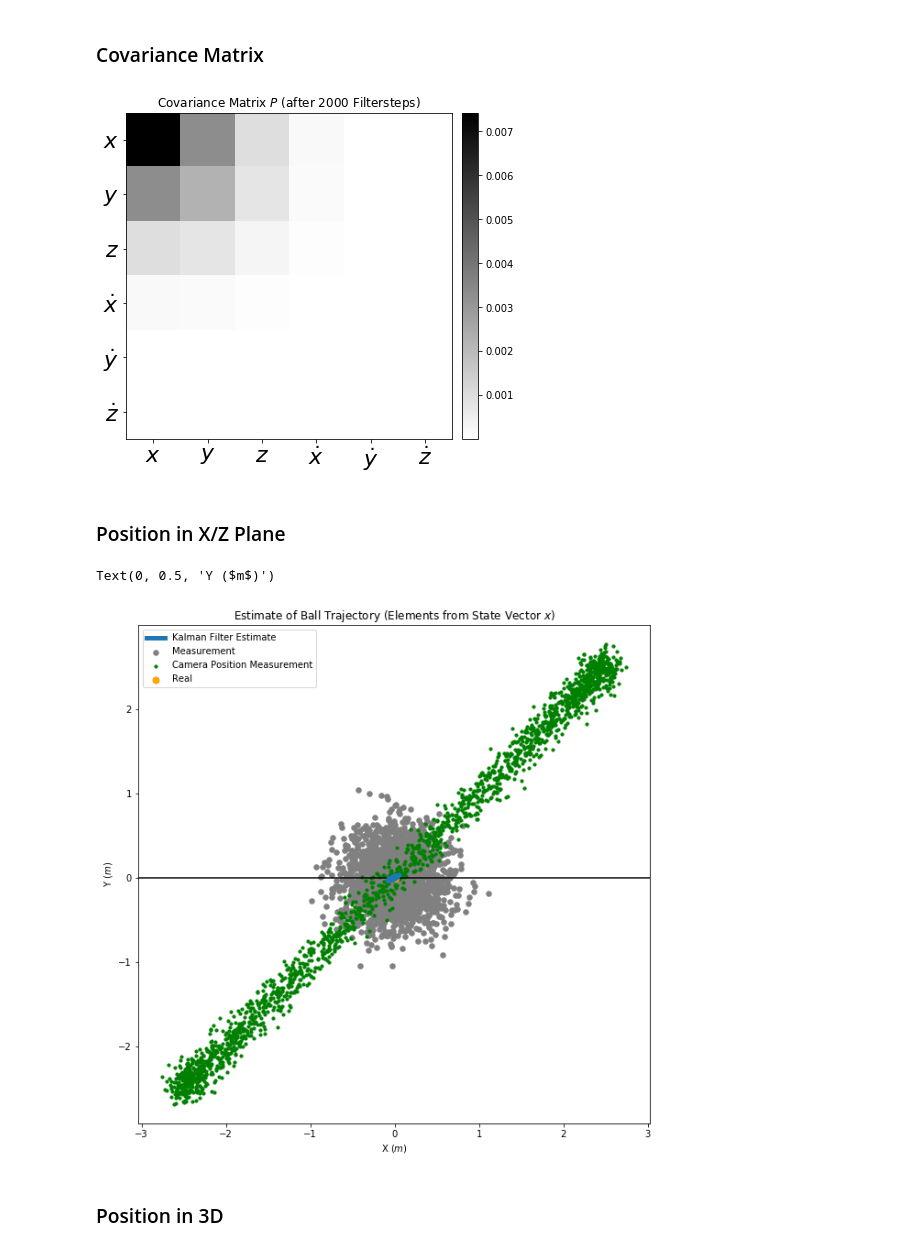
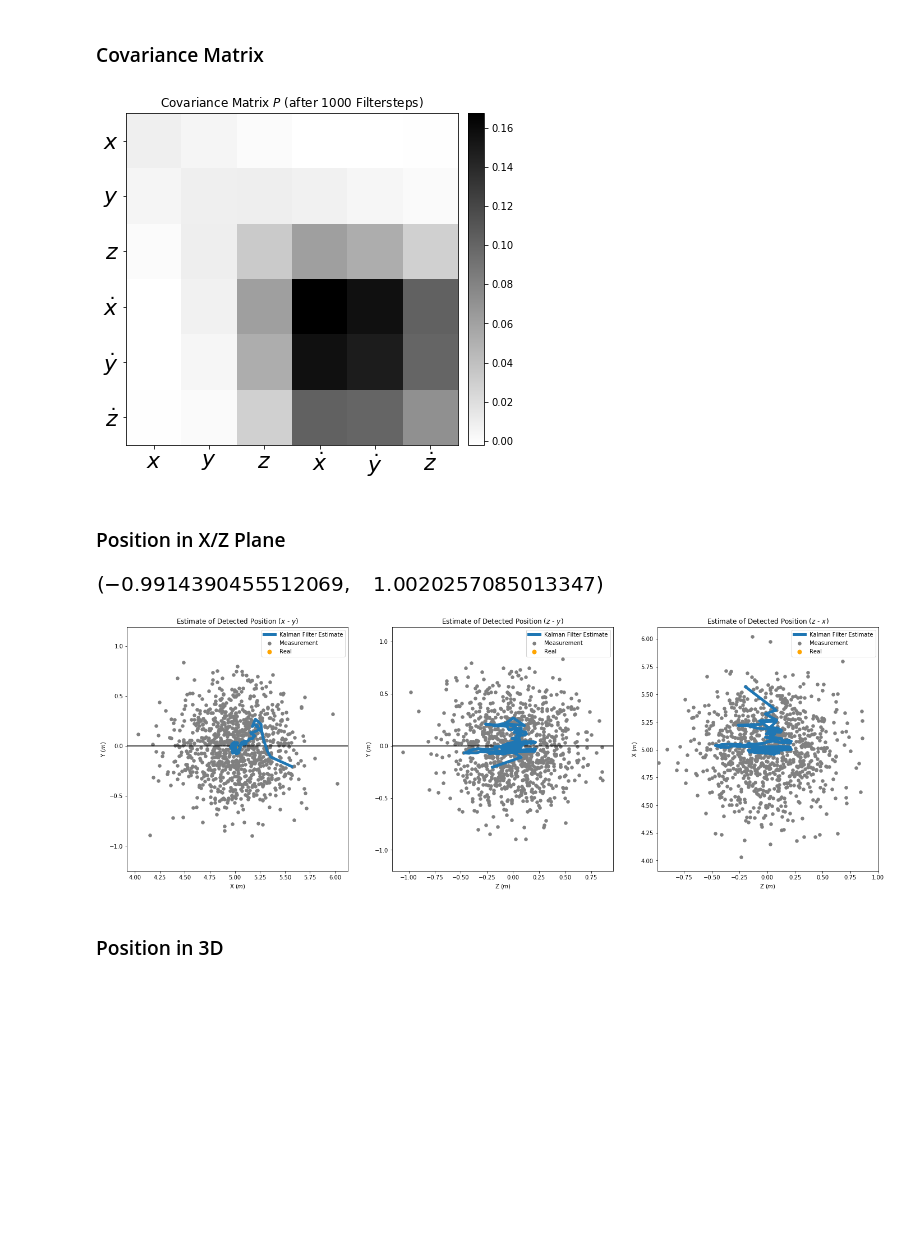
Before and after one commit to diggerdata/kolt_kalman_filter, a Jupyter notebook: Kolt-Kalman-Filter.ipynb, the cells around one changed output. Saved outputs shown, nothing was run; the diff lists cells and outputs as text; code cells hidden in the pictures; blank space fills up the shorter version.

```diff
--- a/Kolt-Kalman-Filter.ipynb
+++ b/Kolt-Kalman-Filter.ipynb
@@ -29,7 +15,7 @@ $$y = \begin{bmatrix}1 & 0 & 0 & 0 & 0 & 0 & 0 & 0 & 0 \\ 0 & 1 & 0 & 0 & 0 & 0
 # %% [markdown]
 #### Initial Uncertainty
 # %%
-P = 100.0*np.eye(6)
+P = 1000.0*np.eye(6)
 
 fig = plt.figure(figsize=(6, 6))
 im = plt.imshow(P, interpolation="none", cmap=plt.get_cmap('binary'))
@@ -130,7 +116,7 @@ Qs*Qs.T
 # %% [output]
 $$\left[\begin{matrix}0.25 \Delta t^{4} & 0.25 \Delta t^{4} & 0.25 \Delta t^{4} & 0.5 \Delta t^{3} & 0.5 \Delta t^{3} & 0.5 \Delta t^{3}\\0.25 \Delta t^{4} & 0.25 \Delta t^{4} & 0.25 \Delta t^{4} & 0.5 \Delta t^{3} & 0.5 \Delta t^{3} & 0.5 \Delta t^{3}\\0.25 \Delta t^{4} & 0.25 \Delta t^{4} & 0.25 \Delta t^{4} & 0.5 \Delta t^{3} & 0.5 \Delta t^{3} & 0.5 \Delta t^{3}\\0.5 \Delta t^{3} & 0.5 \Delta t^{3} & 0.5 \Delta t^{3} & \Delta t^{2} & \Delta t^{2} & \Delta t^{2}\\0.5 \Delta t^{3} & 0.5 \Delta t^{3} & 0.5 \Delta t^{3} & \Delta t^{2} & \Delta t^{2} & \Delta t^{2}\\0.5 \Delta t^{3} & 0.5 \Delta t^{3} & 0.5 \Delta t^{3} & \Delta t^{2} & \Delta t^{2} & \Delta t^{2}\end{matrix}\right]$$
 # %%
-sa = 0.0
+sa = 3.0
 G = np.matrix([[1/2.0*dt**2],
                [1/2.0*dt**2],
                [1/2.0*dt**2],
@@ -203,14 +189,14 @@ Create the dummy camera movement/vision data.
 # %%
 Hz = 100.0 # Frequency of Vision System
 dt = 1.0/Hz
-T = 20.0 # s measuremnt time
+T = 10.0 # s measuremnt time
 m = int(T/dt) # number of measurements
 
-px= 0.0 # x Position Start
-py= 0.0 # y Position Start
+px= 1.0 # x Position Start
+py= 2.0 # y Position Start
 pz= 0.0 # z Position Start
 
-cpx= 0.0 # x Camera Position Start
+cpx= 5.0 # x Camera Position Start
 cpy= 0.0 # y Camera Position Start
 cpz= 0.0 # z Camera Position Start
 
@@ -241,6 +227,7 @@ for i in range(int(m)):
 #     cvx = r*w*sin(i*dt*w)
 
     px = cpx - r*cos(i*dt*w1)*sin(i*dt*w2)
+    px += 5.0
     py = cpy - r*cos(i*dt*w1)*sin(i*dt*w2)
     pz = cpz - r*cos(i*dt*w1)
 
@@ -479,27 +466,58 @@ plt.colorbar(im, cax=cax)
 
 plt.tight_layout()
 # %% [output]
-[figure, old version]
+[figure, new version]
 # %% [markdown]
 ### Position in X/Z Plane
 # %%
-fig = plt.figure(figsize=(10,10))
+fig = plt.figure(figsize=(24,8))
 
+plt.subplot(131)
 plt.scatter(Xm,Ym, label='Measurement', c='gray', s=30)
-plt.scatter(cXm,cYm, label='Camera Position Measurement', c='green', s=10)
+# plt.scatter(cXm,cYm, label='Camera Position Measurement', c='green', s=10)
 plt.scatter(Xr, Yr, label='Real', s=50.0, c='orange')
-plt.plot(xt,zt, label='Kalman Filter Estimate', c='tab:blue', zorder=10, lw=5)
-plt.title('Estimate of Ball Trajectory (Elements from State Vector $x$)')
+plt.plot(xt,yt, label='Kalman Filter Estimate', c='tab:blue', zorder=10, lw=5)
+plt.title('Estimate of Detected Position ($x$ - $y$)')
 plt.legend(loc='best',prop={'size':10})
 plt.axhline(0, color='k')
 plt.axis('equal')
 plt.xlabel('X ($m$)')
 plt.ylabel('Y ($m$)')
+
+plt.subplot(132)
+plt.scatter(Zm,Ym, label='Measurement', c='gray', s=30)
+# plt.scatter(cXm,cYm, label='Camera Position Measurement', c='green', s=10)
+plt.scatter(Zr, Yr, label='Real', s=50.0, c='orange')
+plt.plot(zt,yt, label='Kalman Filter Estimate', c='tab:blue', zorder=10, lw=5)
+plt.title('Estimate of Detected Position ($z$ - $y$)')
+plt.legend(loc='best',prop={'size':10})
+plt.axhline(0, color='k')
+plt.axis('equal')
+plt.xlabel('Z ($m$)')
+plt.ylabel('Y ($m$)')
+
+plt.subplot(133)
+plt.scatter(Zm,Xm, label='Measurement', c='gray', s=30)
+# plt.scatter(cXm,cYm, label='Camera Position Measurement', c='green', s=10)
+plt.scatter(Zr, Xr, label='Real', s=50.0, c='orange')
+plt.plot(zt,xt, label='Kalman Filter Estimate', c='tab:blue', zorder=10, lw=5)
+plt.title('Estimate of Detected Position ($z$ - $x$)')
+plt.legend(loc='best',prop={'size':10})
+plt.axhline(0, color='k')
+plt.axis('equal')
+plt.xlabel('Z ($m$)')
+plt.ylabel('X ($m$)')
+max_range = np.array([Xm.max()-Xm.min(), Zm.max()-Zm.min()]).max() / 2.0
+mean_x = Xm.mean()
+mean_z = Zm.mean()
+plt.ylim(mean_x - max_range, mean_x + max_range)
+plt.xlim(mean_z - max_range, mean_z + max_range)
+
 # plt.ylim(0, 2);
 # plt.savefig('Kalman-Filter-CA-Ball-StateEstimated.png', dpi=150, bbox_inches='tight')
 # %% [output]
-Text(0, 0.5, 'Y ($m$)')
-[figure, old version]
+[figure, new version]
+[figure, added]
 # %% [markdown]
 ### Position in 3D
 # %%
```
Also changed, not shown: parts of 13 cells of this notebook.
